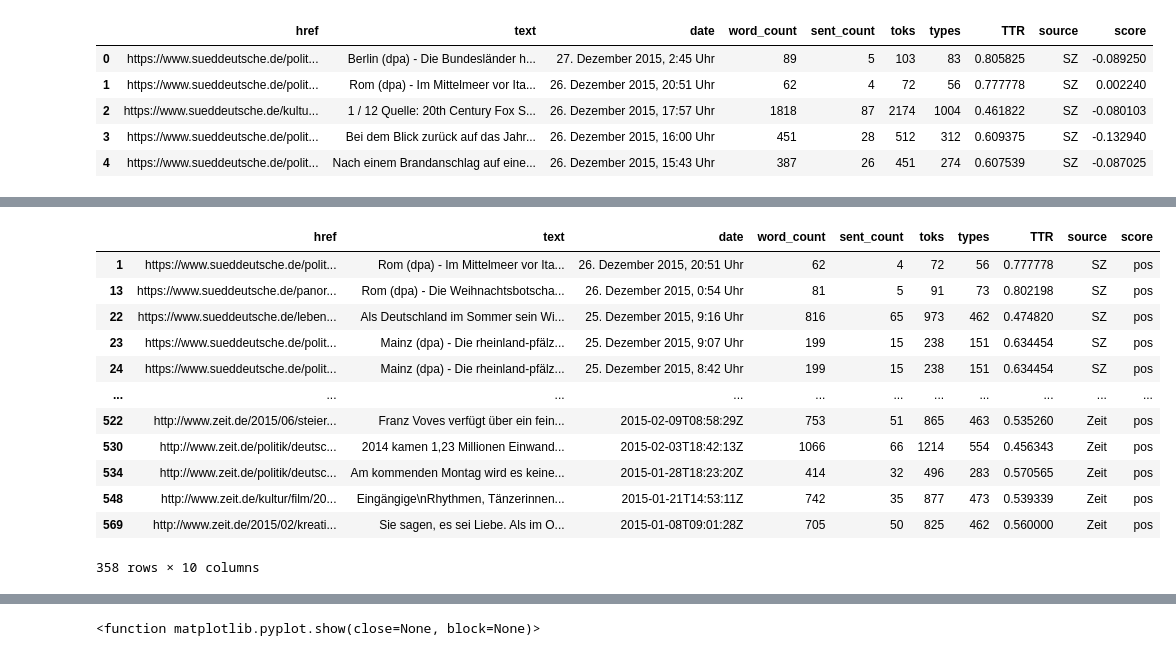
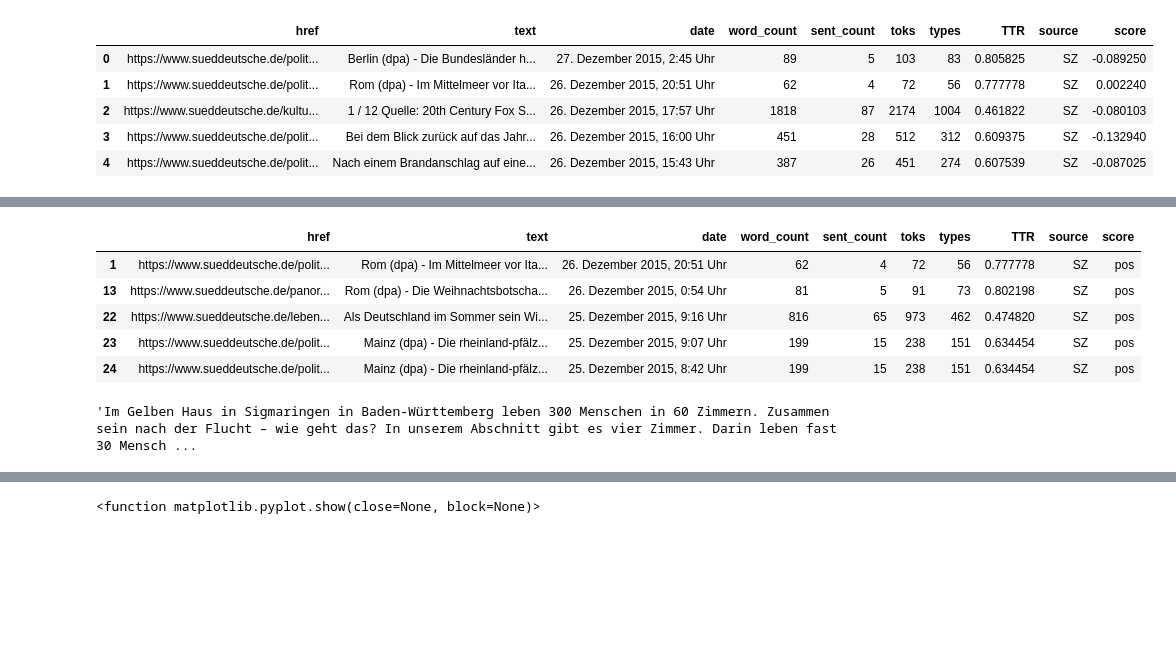
Before and after one commit to Data-Science-for-Linguists-2021/Fl-chtlingskrise-Sentiment-Analysis, a Jupyter notebook: Presentation.ipynb, the cells around one changed output, grey strips where cells are left out. Saved outputs shown, nothing was run; the diff lists cells and outputs as text; code cells hidden in the pictures; blank space fills up the shorter version.

```diff
--- a/Presentation.ipynb
+++ b/Presentation.ipynb
@@ -339,18 +356,19 @@ all_df.head()
 # %%
+# A look at the positive articles
 pos = all_df[all_df.score == 'pos']
-pos
+pos.head()
 # %% [output]
 |  | href | text | date | word_count | sent_count | toks | types | TTR | source | score |
 | 1 | https://www.sueddeutsche.de/polit... | Rom (dpa) - Im Mittelmeer vor Ita... | 26. Dezember 2015, 20:51 Uhr | 62 | 4 | 72 | 56 | 0.777778 | SZ | pos |
 | 13 | https://www.sueddeutsche.de/panor... | Rom (dpa) - Die Weihnachtsbotscha... | 26. Dezember 2015, 0:54 Uhr | 81 | 5 | 91 | 73 | 0.802198 | SZ | pos |
 | 22 | https://www.sueddeutsche.de/leben... | Als Deutschland im Sommer sein Wi... | 25. Dezember 2015, 9:16 Uhr | 816 | 65 | 973 | 462 | 0.474820 | SZ | pos |
 | 23 | https://www.sueddeutsche.de/polit... | Mainz (dpa) - Die rheinland-pfälz... | 25. Dezember 2015, 9:07 Uhr | 199 | 15 | 238 | 151 | 0.634454 | SZ | pos |
 | 24 | https://www.sueddeutsche.de/polit... | Mainz (dpa) - Die rheinland-pfälz... | 25. Dezember 2015, 8:42 Uhr | 199 | 15 | 238 | 151 | 0.634454 | SZ | pos |
-| ... | ... | ... | ... | ... | ... | ... | ... | ... | ... | ... |
-| 522 | http://www.zeit.de/2015/06/steier... | Franz Voves verfügt über ein fein... | 2015-02-09T08:58:29Z | 753 | 51 | 865 | 463 | 0.535260 | Zeit | pos |
-| 530 | http://www.zeit.de/politik/deutsc... | 2014 kamen 1,23 Millionen Einwand... | 2015-02-03T18:42:13Z | 1066 | 66 | 1214 | 554 | 0.456343 | Zeit | pos |
-| 534 | http://www.zeit.de/politik/deutsc... | Am kommenden Montag wird es keine... | 2015-01-28T18:23:20Z | 414 | 32 | 496 | 283 | 0.570565 | Zeit | pos |
-| 548 | http://www.zeit.de/kultur/film/20... | Eingängige\nRhythmen, Tänzerinnen... | 2015-01-21T14:53:11Z | 742 | 35 | 877 | 473 | 0.539339 | Zeit | pos |
-| 569 | http://www.zeit.de/2015/02/kreati... | Sie sagen, es sei Liebe. Als im O... | 2015-01-08T09:01:28Z | 705 | 50 | 825 | 462 | 0.560000 | Zeit | pos |
-358 rows × 10 columns
+# %%
+# Looking at a specifc example to see if it fits expectations
+pos.text[12][:3000]
+# I would agree this is postive, parts are heartwarming at least. It is about a refugee house and some of the
+# residents experiences and daily lives.
+# %% [output]
+'Im Gelben Haus in Sigmaringen in Baden-Württemberg leben 300 Menschen in 60 Zimmern. Zusammen sein nach der Flucht – wie geht das? In unserem Abschnitt gibt es vier Zimmer. Darin leben fast 30 Mensch ...
 # %%
```
Also changed, not shown: parts of 27 cells of this notebook.
